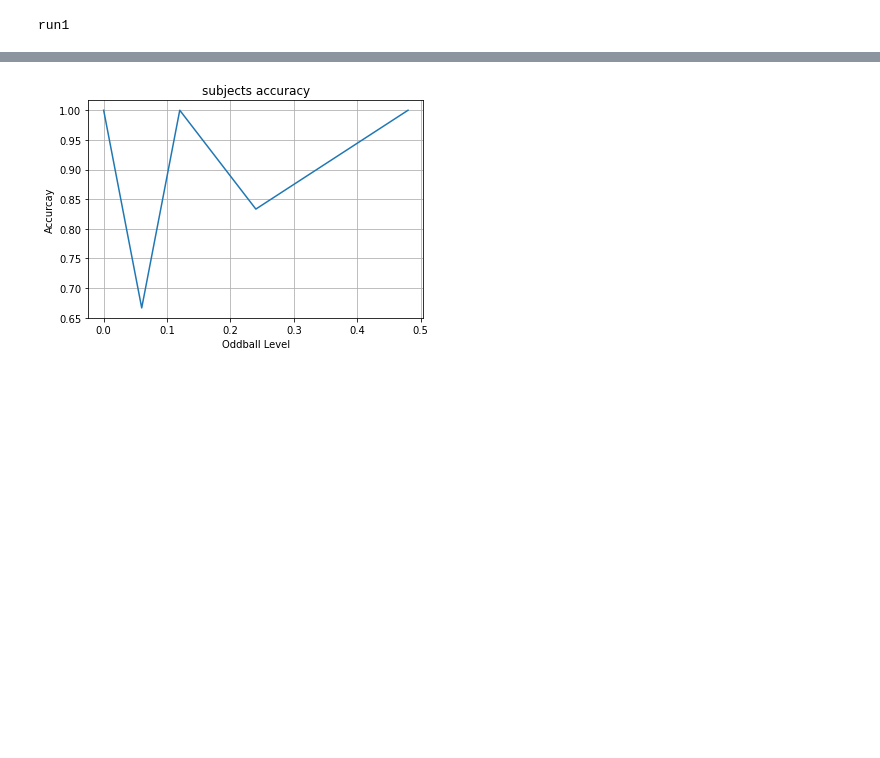
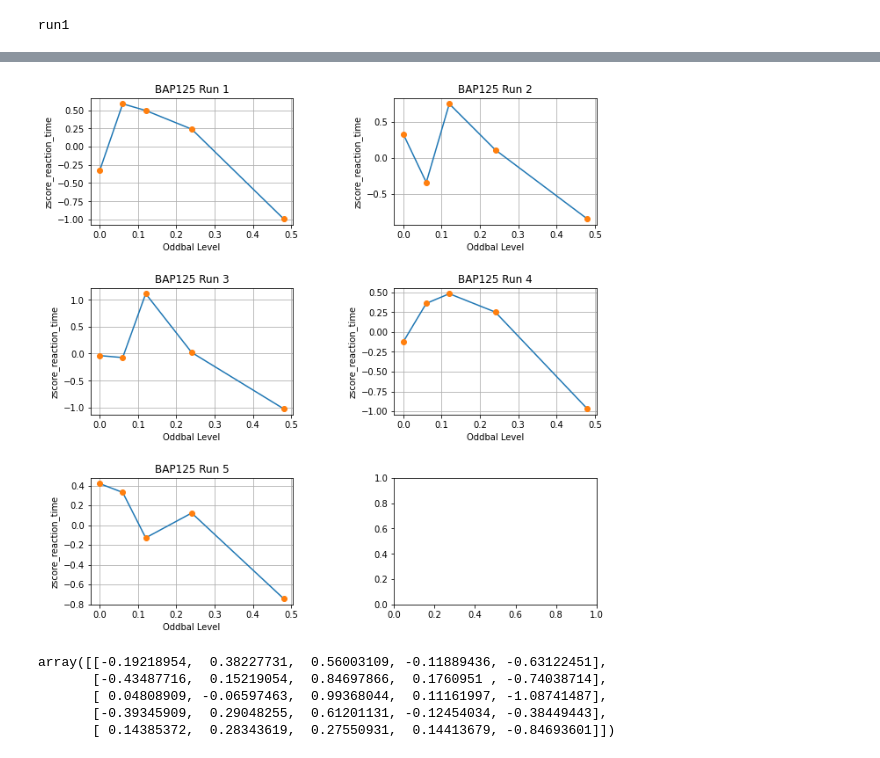
Before and after one commit to aminghafari1/Auto-encoders1, a Jupyter notebook: lcaging_scan_data.ipynb, the cells around one changed output, grey strips where cells are left out. Cells and saved outputs as stored; diff of their text form; code cells hidden in the pictures; blank space fills up the shorter version.

```diff
--- a/lcaging_scan_data.ipynb
+++ b/lcaging_scan_data.ipynb
@@ -93,9 +152,29 @@ plt.subplots_adjust(wspace=0.5, hspace=0.5, left=0.1, right=0.9, top=0.9, bottom
-# %%
-import matplotlib.pyplot as plt
-plt.plot(offsets_no_repeat_sorted,accuracy)
-plt.title('subjects accuracy')
-plt.xlabel('Oddball Level')
-plt.ylabel('Accurcay')
-plt.grid(True)
-# %% [output]
-[figure, removed]
+# %%
+num_rows=5
+fig ,axes=plt.subplots(nrows=(num_rows//2)+1, ncols=2, figsize=(10,10))
+for i, ax in enumerate(axes.ravel()):
+
+  if i<num_rows:
+    ax.plot(offsets_no_repeat_sorted,reactions[i])
+    ax.plot(offsets_no_repeat_sorted,reactions[i], 'o', label='data points')
+    ax.set_title(f"%s Run {i+1}" %(subject_index))
+    ax.set_xlabel("Oddbal Level")
+    ax.set_ylabel("zscore_reaction_time")
+    ax.grid(True)
+plt.subplots_adjust(wspace=0.5, hspace=0.5, left=0.1, right=0.9, top=0.9, bottom=0.1)
+import os.path
+from os import path
+if path.exists('/content/gdrive/Shareddrives/LC-Aging/LC_aging_fMRI/%s' %(subject_index)) == False:
+  os.mkdir('/content/gdrive/Shareddrives/LC-Aging/LC_aging_fMRI/%s' %(subject_index))
+save_directory=('/content/gdrive/Shareddrives/LC-Aging/LC_aging_fMRI/%s' %(subject_index))
+plt.savefig(f"{save_directory}/reaction_time_zscore.png")
+# %% [output]
+[figure, added]
+# %%
+reactions
+# %% [output]
+array([[-0.19218954,  0.38227731,  0.56003109, -0.11889436, -0.63122451],
+       [-0.43487716,  0.15219054,  0.84697866,  0.1760951 , -0.74038714],
+       [ 0.04808909, -0.06597463,  0.99368044,  0.11161997, -1.08741487],
+       [-0.39345909,  0.29048255,  0.61201131, -0.12454034, -0.38449443],
+       [ 0.14385372,  0.28343619,  0.27550931,  0.14413679, -0.84693601]])
```
Also changed, not shown: parts of 10 cells of this notebook.
